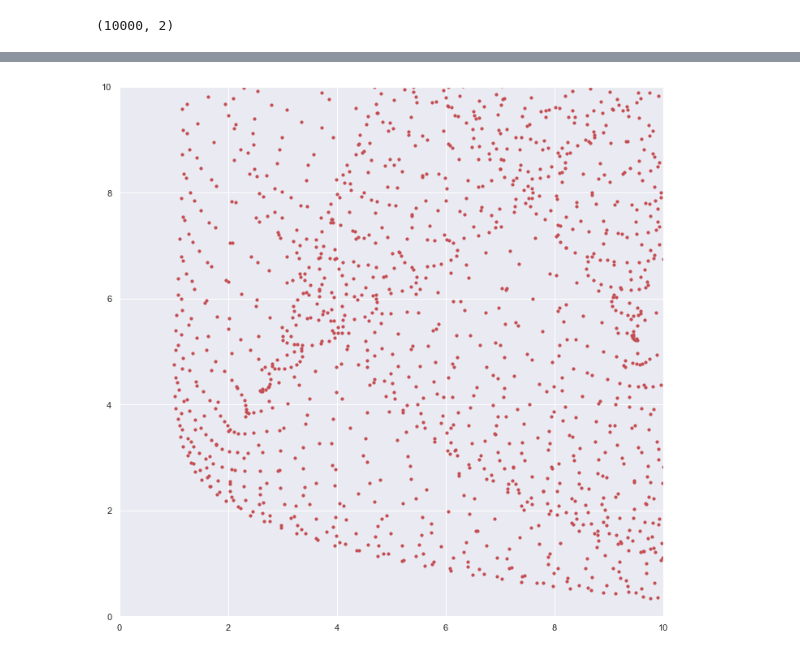
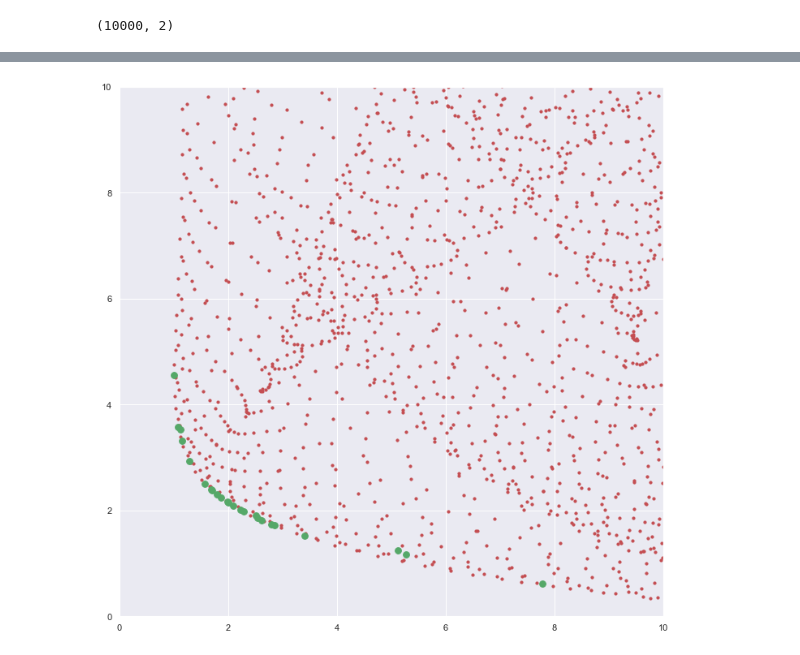
Before and after one commit to kzajac97/SPEA, a Jupyter notebook: SPEA/notebooks/poloni_run.ipynb, the cells around one changed output, grey strips where cells are left out. Drawn from its saved outputs; the diff is of its cells as text; code cells hidden in the pictures.

```diff
--- a/SPEA/notebooks/poloni_run.ipynb
+++ b/SPEA/notebooks/poloni_run.ipynb
@@ -27,18 +31,8 @@ from source.spea_optimizer import SPEAOptimizer
 sns.set()
 # %% [markdown]
 ### Setup objective function
-# %%
-A1 = 0.5*np.sin(1.0) - 2.0*np.cos(1.0) + 1.0*np.sin(2.0) - 1.5*np.cos(2.0)
-A2 = 1.5*np.sin(1.0) - 1.0*np.cos(1.0) + 2.0*np.sin(2.0) - 0.5*np.cos(2.0)
-
-def objective(array):
-    x, y = array
-
-    B1 = 0.5*np.sin(x) - 2.0*np.cos(x) + 1.0*np.sin(y) - 1.5*np.cos(y)
-    B2 = 1.5*np.sin(x) - 1.0*np.cos(x) + 2.0*np.sin(y) - 0.5*np.cos(y)
-
-    f1 = 1 + np.power(A1 - B1, 2) + np.power(A2 - B2, 2)
-    f2 = np.power(x+3, 2) + np.power(y+1, 2)
-    return np.array([f1, f2])
 # %%
-x_t, y_t = np.meshgrid(np.linspace(-5, 5, 100), np.linspace(-5, 5, 100), sparse=False, indexing='ij')
+plt.figure(figsize=[12, 12])
+
+x, y = np.meshgrid(np.linspace(-5, 5, 100), np.linspace(-5, 5, 100), sparse=False, indexing='xy')
+plt.scatter(x, y, c="b", s=10)
@@ -59,7 +49,7 @@ grid.shape
 # %%
 plt.figure(figsize=[12, 12])
 
-values = np.apply_along_axis(objective, 1, grid)
-plt.scatter(values[:, 0], values[:, 1], c="r", s=10)
+values = np.apply_along_axis(polonis_objective, 1, grid)
+plt.scatter(values[:, 0], values[:, 1], c="r", s=5)
 # %% [output]
 <matplotlib.collections.PathCollection at 0x...>
@@ -66,0 +57,10 @@ plt.scatter(values[:, 0], values[:, 1], c="r", s=10)
+# %%
+optimzier = SPEAOptimizer(
+    polonis_objective,
+    n_dim=2,
+    mode="min",
+    mutation_operator="gaussian",
+    crossover_operator="center",
+    selection_operator="binary_tournament",
+    clustering_method="affinity_propagation"
+)
@@ -67,9 +84,12 @@ plt.scatter(values[:, 0], values[:, 1], c="r", s=10)
 # %%
 plt.figure(figsize=[12, 12])
 
-values = np.apply_along_axis(objective, 1, grid)
+pareto_values = np.apply_along_axis(objective, 1, optimzier.pareto_front)
+
 plt.scatter(values[:, 0], values[:, 1], c="r", s=10)
+plt.scatter(pareto_values[:, 0], pareto_values[:, 1], c="g", s=60)
+
 _ = plt.xlim([0, 10])
 _ = plt.ylim([0, 10])
 # %% [output]
-[figure, old version]
+[figure, new version]
```
Also changed, not shown: parts of 11 cells of this notebook.
